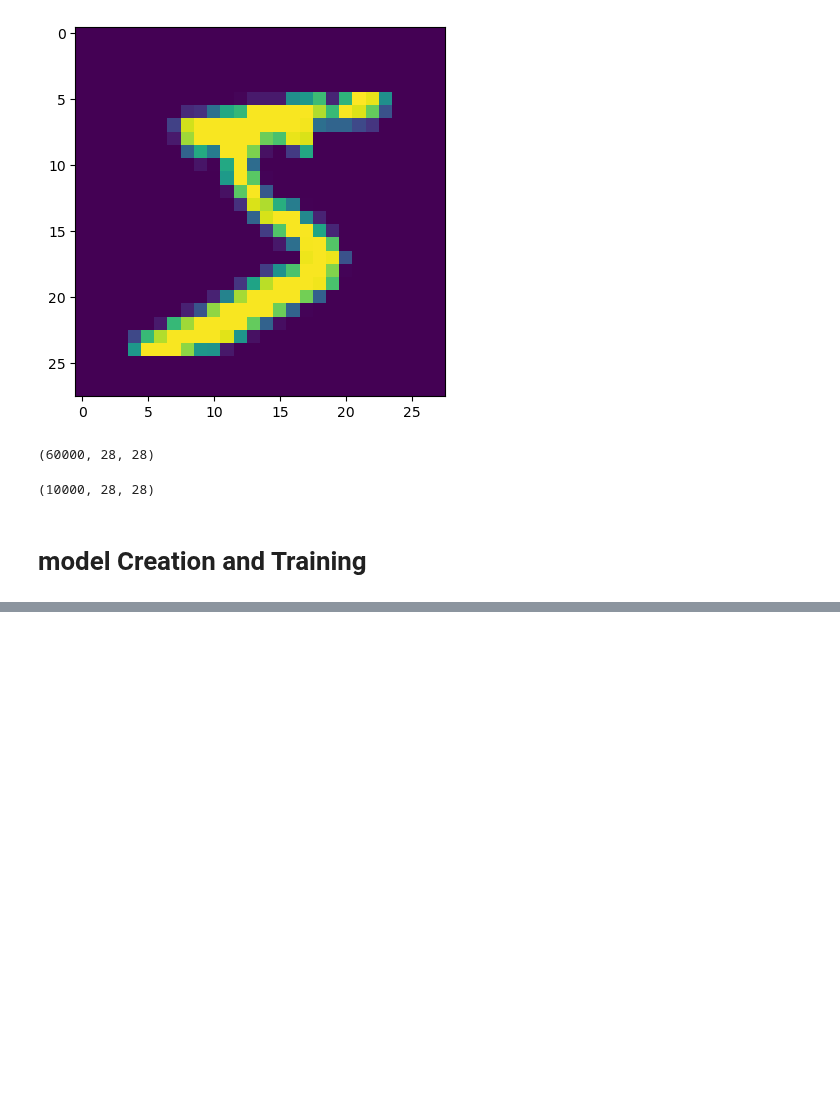
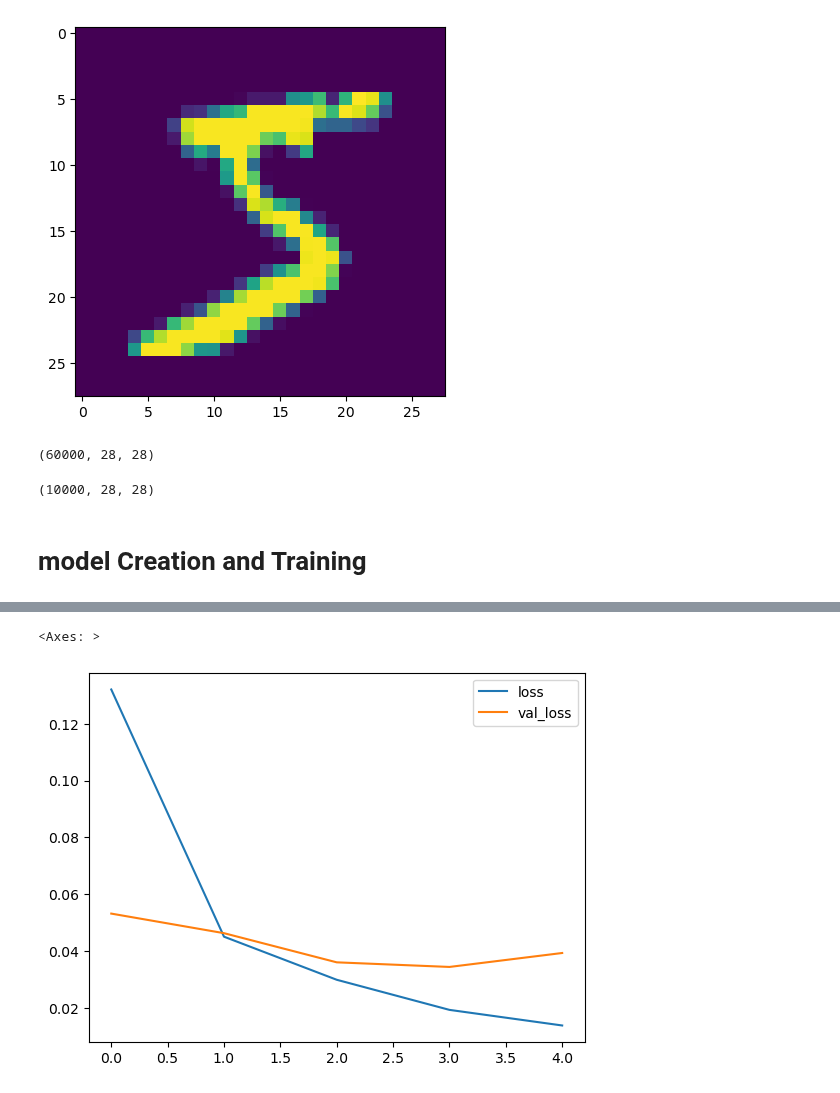
Before and after one commit to dancanyego/Deep-Learning-and-Neural-nets, a Jupyter notebook: MNIST dataset.ipynb, the cells around one changed output, grey strips where cells are left out. Drawn from its saved outputs; the diff is of its cells as text; code cells hidden in the pictures; blank space fills up the shorter version.

```diff
--- a/MNIST dataset.ipynb
+++ b/MNIST dataset.ipynb
@@ -153,0 +164,5 @@ loses.plot
+# %%
+metrics[['loss','val_loss']].plot()
+# %% [output]
+<Axes: >
+[figure, added]
```
Also changed, not shown: parts of 12 cells of this notebook.
